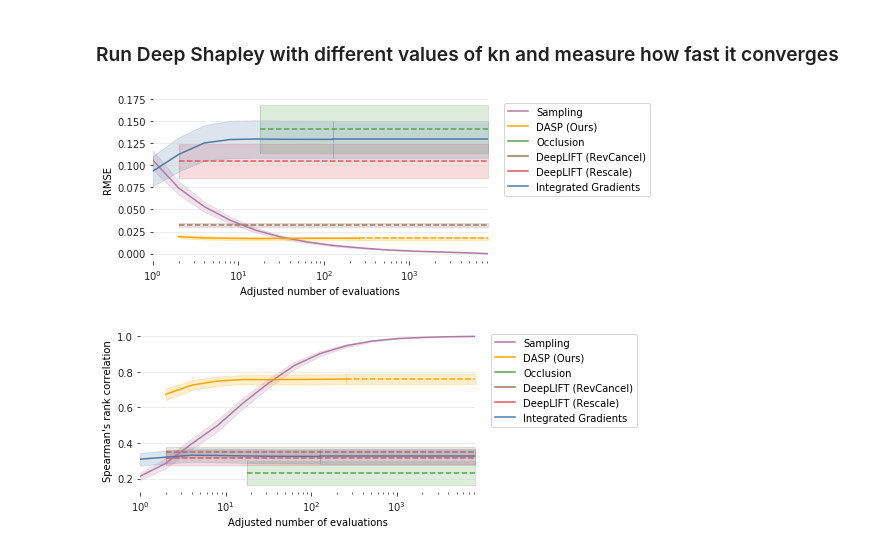
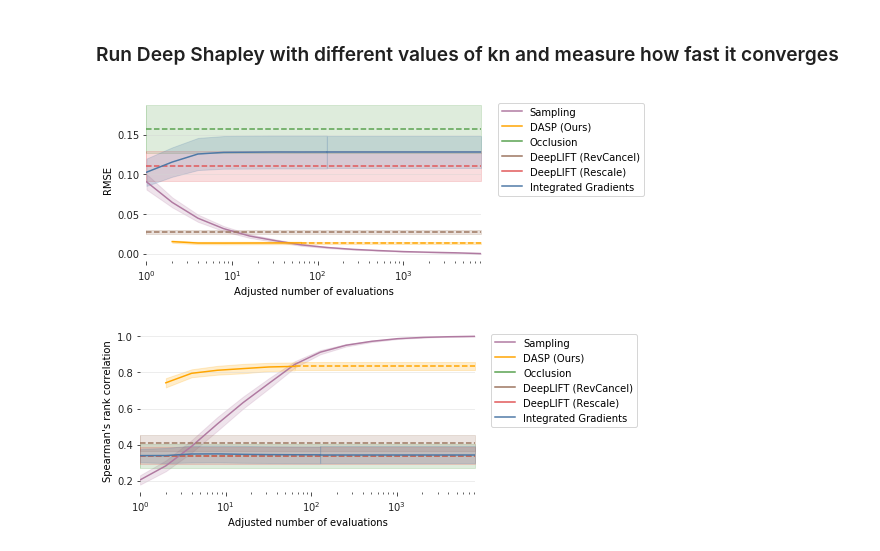
Before and after one commit to marcoancona/DASP, a Jupyter notebook: examples/cifar10/cifar10_cnn.ipynb, the cells around one changed output. Saved outputs shown, nothing was run; the diff lists cells and outputs as text; code cells hidden in the pictures.

Commit message:
CIFAR-10 example

```diff
--- a/examples/cifar10/cifar10_cnn.ipynb
+++ b/examples/cifar10/cifar10_cnn.ipynb
@@ -244,15 +159,24 @@ Wall time: 1.79 s
+# %%
+# Init DASP from a clone of the original model, without softmax activation
+# Notice that we use ImagePlayerIterator which allows to compute Shapley values
+# per each pixel (using window_shape=(1,1,3)) instead of per each pixel/channel pair.
+# ie. input shape: (32, 32, 3) -- attribution shape (32, 32, 1)
+dasp = DASP(
+    Model(model.inputs, model.layers[-2].output),
+    player_generator=ImagePlayerIterator(xs, window_shape=(1,1,3))
+)
 # %%
-%%time
-# Load or...
-# r = pickle.load( open( "data/cifar10_DASP_convergence.pkl", "rb" ) )
-# #a_shap = r.mean(1).reshape(-1, 32, 32)
-# print (r.shape)
+# We want to reproduce the convergence result so we run DASP multiple times using a different number of
+# coalitions sizes (up to 32).
 
 dasps = []
-kns = [1, 2, 4, 8, 16, 32, 64, 128]
+kns = [1, 2, 4, 8, 16, 32]
 for xn in kns:
+    print ("Evaluating with %d coalition sizes" % xn)
     s = dasp.run(xs, xn)
-    print (s.shape)
+    # Pick only the explanation referring to the output unit corresponding to the correct class
     s = np.array([s[i, c, :] for i, c in enumerate(np.argmax(ys, 1))])
     dasps.append((xn, s))
+
+a_dasp = dasps[-1][1][:, :, :]
 # %% [output]
@@ -362,10 +202,13 @@ with DeepExplain(session=K.get_session()) as de:  # <-- init DeepExplain context
     fModel = Model(inputs=input_tensor, outputs = model.layers[-2].output)
     target_tensor = fModel(input_tensor)
 
-    a_gradin = de.explain('grad*input', target_tensor * ys, input_tensor, xs)
     a_intgrad = de.explain('intgrad', target_tensor * ys, input_tensor, xs)
+    a_occlusion = de.explain('occlusion', target_tensor * ys, input_tensor, xs, window_shape=(1, 1, 3))
+     # Run with different number of steps to reproduce convergence result
     intgrads = [(k, de.explain('intgrad', target_tensor * ys, input_tensor, xs, steps=k).sum(-1)) for k in [1, 2, 4, 8, 16, 32, 64, 128]]
-    a_occlusion = de.explain('occlusion', target_tensor * ys, input_tensor, xs, window_shape=(1, 1, 3))
-    print ("Done")
+
+# Notice that Integrated Gradients produce an attribution value for each pixel/channel pair.
+# We sum along the channel dimension to get an attribution value for each pixel.
 a_intgrad = np.sum(a_intgrad, -1)
 a_occlusion = np.sum(a_occlusion, -1)
+print ("Done")
@@ -406,3 +279,0 @@ a_res = a_res[:, 0, ...].sum(-1)
-# %%
-a_rc = a_rc.sum(-1)
-a_res = a_res.sum(-1)
@@ -520,17 +363,17 @@ Running robustness test...
 # %%
 from utils.convergence_plot import convergence_comparison_rmse, convergence_comparison_corr
 _samplings_y = [x[1] for x in samplings]
 _samplings_x = [x[0] for x in samplings]
 _dasps_y = [x[1] for x in dasps]
 _dasps_x = [x[0] for x in dasps]
 _intgrad_y = [x[1] for x in intgrads]
 _intgrad_x = [x[0] for x in intgrads]
-ticks = [_samplings_x, [2*x for x in _dasps_x], [18], [2], [2], _intgrad_x]
+ticks = [_samplings_x, [2*x for x in _dasps_x], [1], [1], [1], _intgrad_x]
 names = ['Sampling', 'DASP (Ours)', 'Occlusion', 'DeepLIFT (RevCancel)', 'DeepLIFT (Rescale)', 'Integrated Gradients']
 data = [_samplings_y, _dasps_y, [a_occlusion], [a_rc], [a_res], _intgrad_y]
 
 convergence_comparison_rmse('cifar10', data, names, ticks, a_sampling)
 convergence_comparison_corr('cifar10', data, names, ticks, a_sampling)
 # %% [output]
-[figure, old version]
+[figure, new version]
-[figure, old version]
+[figure, new version]
```
Also changed, not shown: parts of 23 cells of this notebook.
